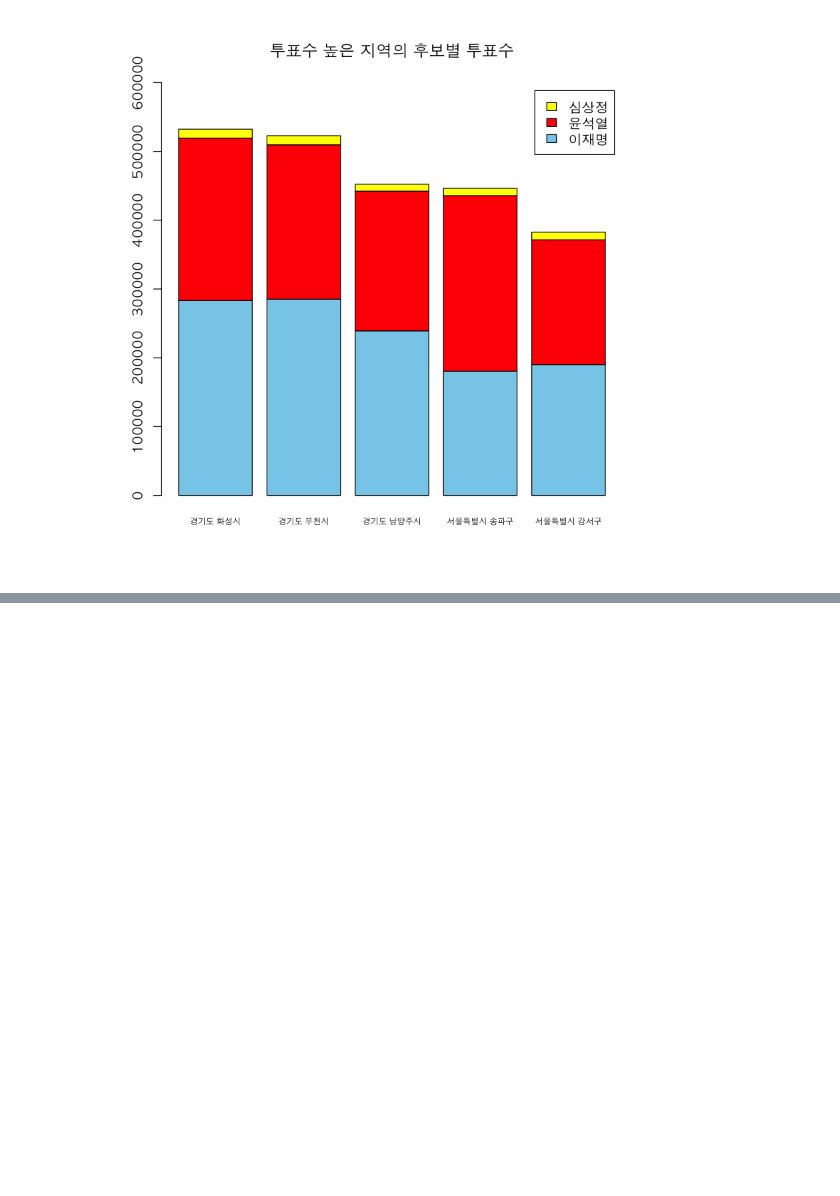
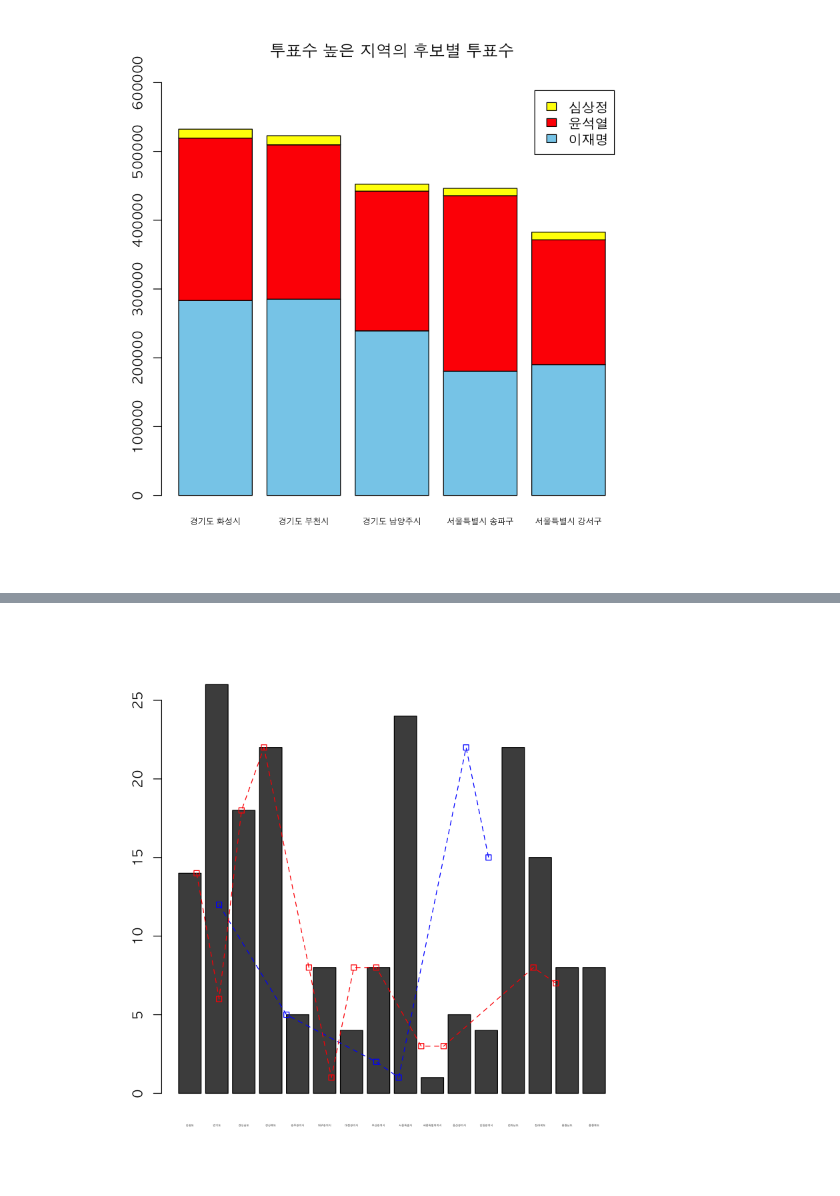
Before and after one commit to monargent0/TJRrrClass, a Jupyter notebook: 10. 20대_대선자료 시각화.ipynb, the cells around one changed output, grey strips where cells are left out. Cells and saved outputs as stored; diff of their text form; code cells hidden in the pictures; blank space fills up the shorter version.

```diff
--- a/10. 20대_대선자료 시각화.ipynb
+++ b/10. 20대_대선자료 시각화.ipynb
@@ -357,0 +368,13 @@ barplot(투표수,
+# %%
+election$투표율 <- election$투표수 / election$선거인수
+
+지역75 <- subset(election, 투표율 >= 0.75)
+head(지역75)
+
+이재명 <- subset(election, 투표율 >= 0.75 & 이재명/투표수 > 0.5)
+#table(subset(election, 투표율 >= 0.75 & 이재명/투표수 > 0.5)$광역시도)
+head(이재명)
+str(count(이재명, 광역시도))
+
+윤석열 <- subset(election, 투표율 >= 0.75 & 윤석열/투표수 > 0.5)
+head(윤석열)
@@ -357,0 +443,7 @@ barplot(투표수,
+# %%
+지역 <- count(지역75, 광역시도)
+a<-t(as.matrix(지역[,2]))
+colnames(a) <- 지역$광역시도
+a
+이 <- count(이재명, 광역시도)
+윤 <- count(윤석열, 광역시도)
@@ -357,0 +453,23 @@ barplot(투표수,
+# %%
+par(family = "AppleGothic")
+barplot( a,
+    cex.names = 0.2
+    # main= "서울시 교통사고 발생건수와 부상자수 산포도",
+    # xlab="발생건수",
+    # ylab='부상자수',
+    #col = ifelse( seoul$발생건수 >= 150, 'blue','yellow')
+)
+lines(이,
+    type="o", #overlap
+    pch = 22, # 사각형
+    col = "blue",
+    lty = 2
+)
+lines(윤,
+    type="o", #overlap
+    pch = 22, # 사각형
+    col = "red",
+    lty = 2
+)
+# %% [output]
+[figure, added]
```
Also changed, not shown: parts of 7 cells of this notebook.
